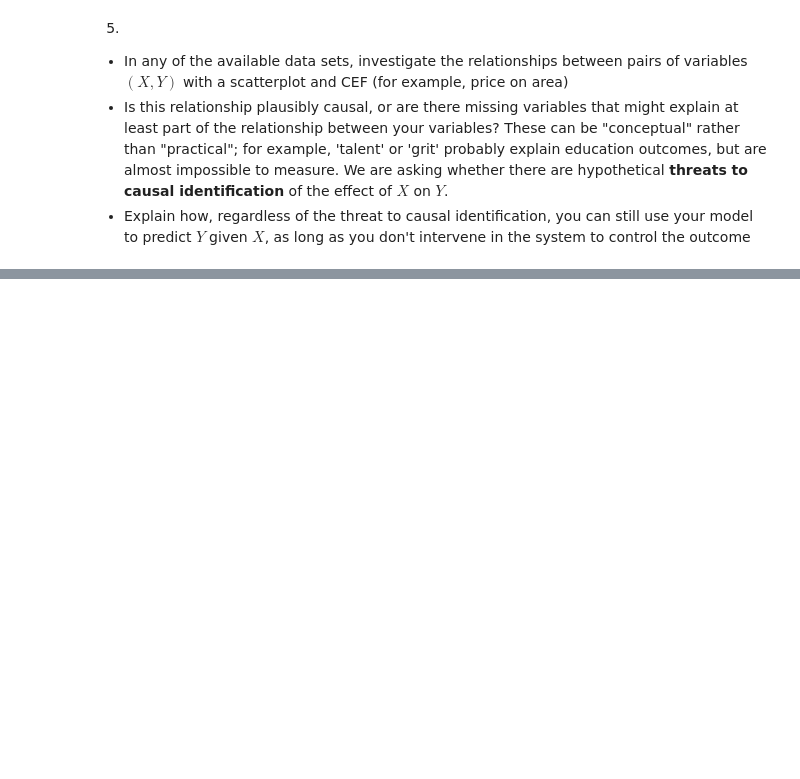
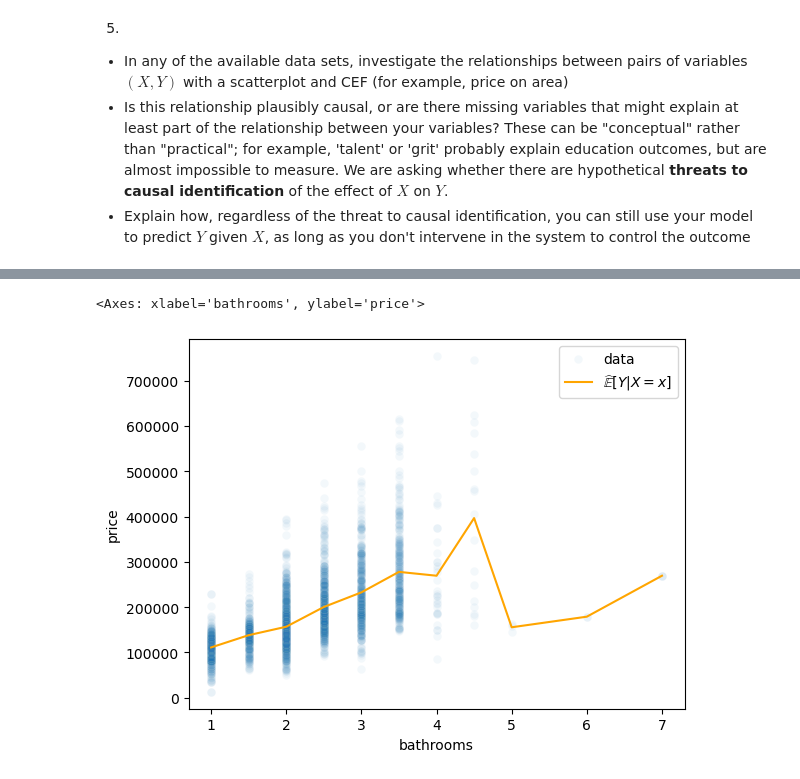
Before and after one commit to jacksonpkennedy/ds5030-assignment-3, a Jupyter notebook: assignment_3.ipynb, the cells around one changed output, grey strips where cells are left out. Saved outputs shown, nothing was run; the diff lists cells and outputs as text; code cells hidden in the pictures; blank space fills up the shorter version.

```diff
--- a/assignment_3.ipynb
+++ b/assignment_3.ipynb
@@ -153,0 +166,7 @@ And there we have it, folks. Minimizing the $MSE$ at fixed $X=z$ gives the LCLS
+# %%
+means = ames.loc[:,['price','bathrooms']].groupby('bathrooms').mean()
+sns.scatterplot(data=ames, y='price', x='bathrooms',alpha=.05, label='data')
+sns.lineplot(data=means, x='bathrooms',y='price',color='orange', label='$\\widehat{\\mathbb{E}}[Y|X=x]$')
+# %% [output]
+<Axes: xlabel='bathrooms', ylabel='price'>
+[figure, added]
```
Also changed, not shown: parts of 7 cells of this notebook.
